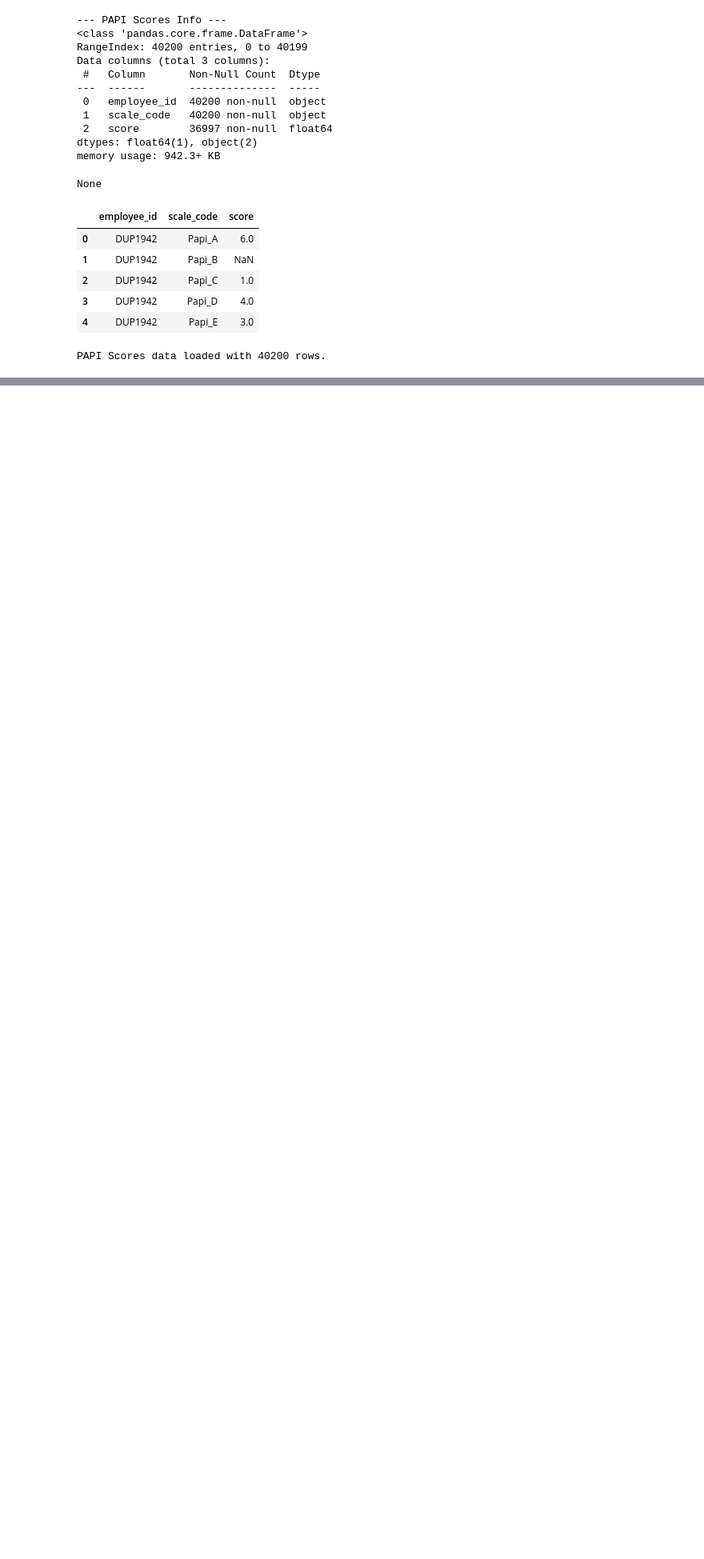
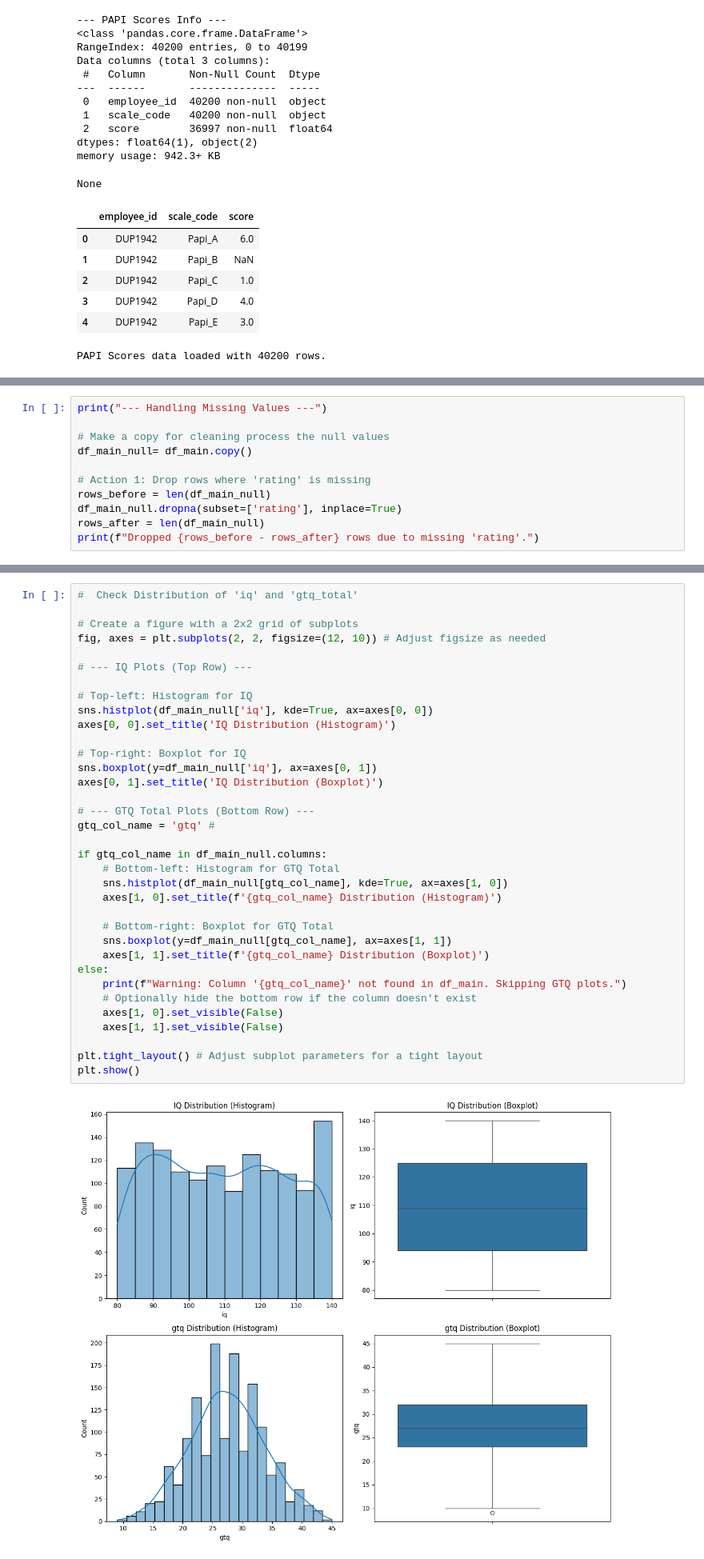
Before and after one commit to fbudimannn/talent-intelligence-system, a Jupyter notebook: 1_analysis/data_exploration.ipynb, the cells around one changed output, grey strips where cells are left out. Shown at 80% size. Cells and saved outputs as stored; diff of their text form; blank space fills up the shorter version.

Commit message:
update: finishing the cleaning the missing/null value for the 1 to 1 data

```diff
--- a/1_analysis/data_exploration.ipynb
+++ b/1_analysis/data_exploration.ipynb
@@ -279,0 +328,11 @@ PAPI Scores data loaded with 40200 rows.
+# %%
+print("--- Handling Missing Values ---")
+
+# Make a copy for cleaning process the null values
+df_main_null= df_main.copy()
+
+# Action 1: Drop rows where 'rating' is missing
+rows_before = len(df_main_null)
+df_main_null.dropna(subset=['rating'], inplace=True)
+rows_after = len(df_main_null)
+print(f"Dropped {rows_before - rows_after} rows due to missing 'rating'.")
@@ -279,0 +351,37 @@ PAPI Scores data loaded with 40200 rows.
+# %%
+#  Check Distribution of 'iq' and 'gtq_total'
+
+# Create a figure with a 2x2 grid of subplots
+fig, axes = plt.subplots(2, 2, figsize=(12, 10)) # Adjust figsize as needed
+
+# --- IQ Plots (Top Row) ---
+
+# Top-left: Histogram for IQ
+sns.histplot(df_main_null['iq'], kde=True, ax=axes[0, 0])
+axes[0, 0].set_title('IQ Distribution (Histogram)')
+
+# Top-right: Boxplot for IQ
+sns.boxplot(y=df_main_null['iq'], ax=axes[0, 1])
+axes[0, 1].set_title('IQ Distribution (Boxplot)')
+
+# --- GTQ Total Plots (Bottom Row) ---
+gtq_col_name = 'gtq' #
+
+if gtq_col_name in df_main_null.columns:
+    # Bottom-left: Histogram for GTQ Total
+    sns.histplot(df_main_null[gtq_col_name], kde=True, ax=axes[1, 0])
+    axes[1, 0].set_title(f'{gtq_col_name} Distribution (Histogram)')
+
+    # Bottom-right: Boxplot for GTQ Total
+    sns.boxplot(y=df_main_null[gtq_col_name], ax=axes[1, 1])
+    axes[1, 1].set_title(f'{gtq_col_name} Distribution (Boxplot)')
+else:
+    print(f"Warning: Column '{gtq_col_name}' not found in df_main. Skipping GTQ plots.")
+    # Optionally hide the bottom row if the column doesn't exist
+    axes[1, 0].set_visible(False)
+    axes[1, 1].set_visible(False)
+
+plt.tight_layout() # Adjust subplot parameters for a tight layout
+plt.show()
+# %% [output]
+[figure, added]
```
Also changed, not shown: parts of 17 cells of this notebook.
